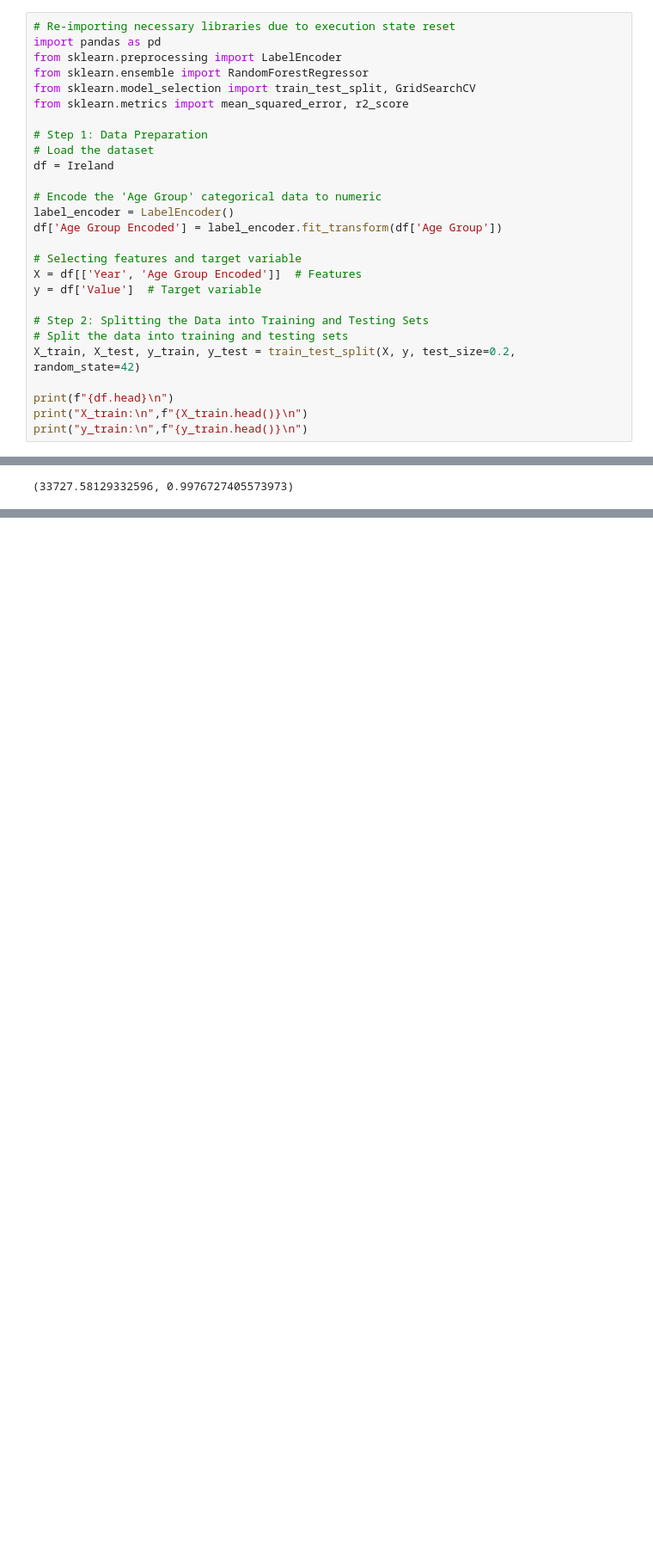
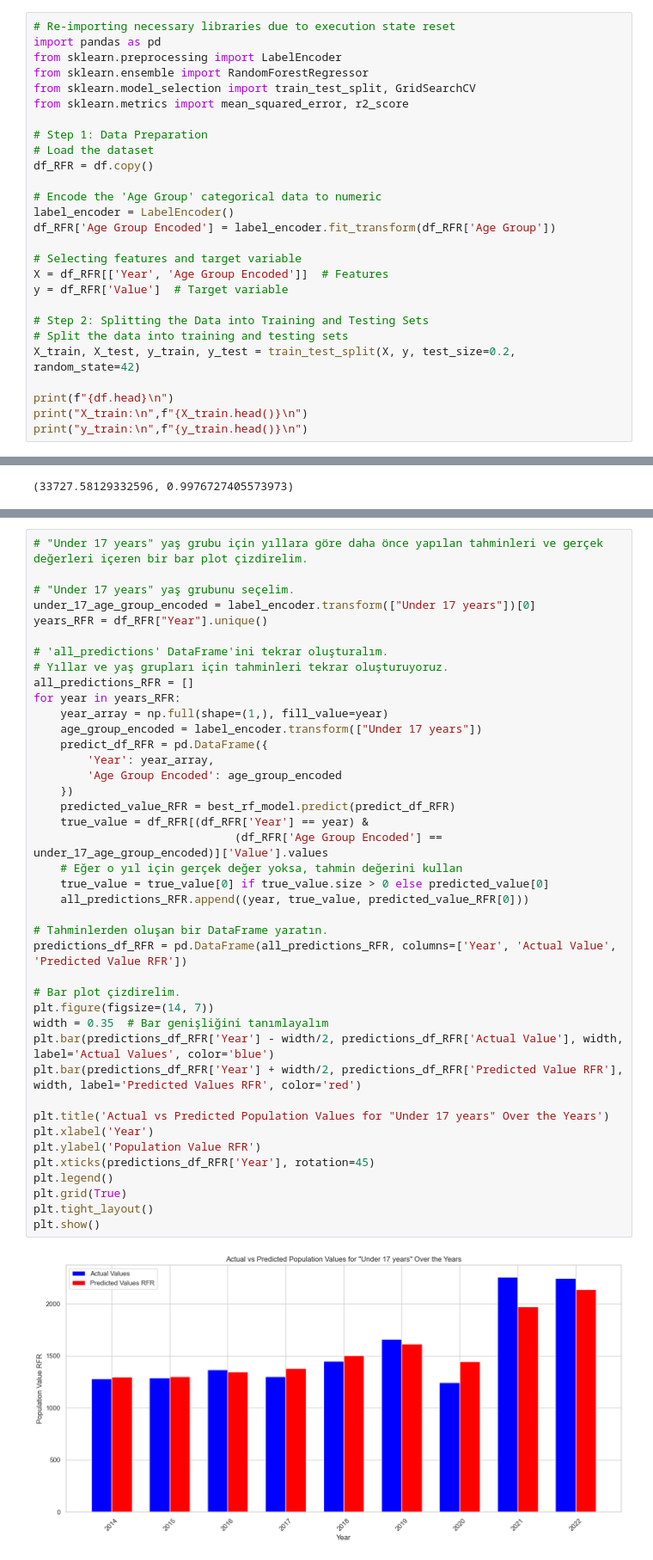
Before and after one commit to TunahanINCE/Current-Driving-Licences, a Jupyter notebook: Current_Driving_Licences.ipynb, the cells around one changed output, grey strips where cells are left out. Shown at 86% size. Cells and saved outputs as stored; diff of their text form; blank space fills up the shorter version.

```diff
--- a/Current_Driving_Licences.ipynb
+++ b/Current_Driving_Licences.ipynb
@@ -2116,15 +2019,15 @@ from sklearn.metrics import mean_squared_error, r2_score
 
 # Step 1: Data Preparation
 # Load the dataset
-df = Ireland
+df_RFR = df.copy()
 
 # Encode the 'Age Group' categorical data to numeric
 label_encoder = LabelEncoder()
-df['Age Group Encoded'] = label_encoder.fit_transform(df['Age Group'])
+df_RFR['Age Group Encoded'] = label_encoder.fit_transform(df_RFR['Age Group'])
 
 # Selecting features and target variable
-X = df[['Year', 'Age Group Encoded']]  # Features
-y = df['Value']  # Target variable
+X = df_RFR[['Year', 'Age Group Encoded']]  # Features
+y = df_RFR['Value']  # Target variable
 
 # Step 2: Splitting the Data into Training and Testing Sets
 # Split the data into training and testing sets
@@ -2311,6 +2214,49 @@ plt.tight_layout()
 plt.show()
 # %% [output]
 [figure]
+# %%
+# "Under 17 years" yaş grubu için yıllara göre daha önce yapılan tahminleri ve gerçek değerleri içeren bir bar plot çizdirelim.
+
+# "Under 17 years" yaş grubunu seçelim.
+under_17_age_group_encoded = label_encoder.transform(["Under 17 years"])[0]
+years_RFR = df_RFR["Year"].unique()
+
+# 'all_predictions' DataFrame'ini tekrar oluşturalım.
+# Yıllar ve yaş grupları için tahminleri tekrar oluşturuyoruz.
+all_predictions_RFR = []
+for year in years_RFR:
+    year_array = np.full(shape=(1,), fill_value=year)
+    age_group_encoded = label_encoder.transform(["Under 17 years"])
+    predict_df_RFR = pd.DataFrame({
+        'Year': year_array,
+        'Age Group Encoded': age_group_encoded
+    })
+    predicted_value_RFR = best_rf_model.predict(predict_df_RFR)
+    true_value = df_RFR[(df_RFR['Year'] == year) &
+                              (df_RFR['Age Group Encoded'] == under_17_age_group_encoded)]['Value'].values
+    # Eğer o yıl için gerçek değer yoksa, tahmin değerini kullan
+    true_value = true_value[0] if true_value.size > 0 else predicted_value[0]
+    all_predictions_RFR.append((year, true_value, predicted_value_RFR[0]))
+
+# Tahminlerden oluşan bir DataFrame yaratın.
+predictions_df_RFR = pd.DataFrame(all_predictions_RFR, columns=['Year', 'Actual Value', 'Predicted Value RFR'])
+
+# Bar plot çizdirelim.
+plt.figure(figsize=(14, 7))
+width = 0.35  # Bar genişliğini tanımlayalım
+plt.bar(predictions_df_RFR['Year'] - width/2, predictions_df_RFR['Actual Value'], width, label='Actual Values', color='blue')
+plt.bar(predictions_df_RFR['Year'] + width/2, predictions_df_RFR['Predicted Value RFR'], width, label='Predicted Values RFR', color='red')
+
+plt.title('Actual vs Predicted Population Values for "Under 17 years" Over the Years')
+plt.xlabel('Year')
+plt.ylabel('Population Value RFR')
+plt.xticks(predictions_df_RFR['Year'], rotation=45)
+plt.legend()
+plt.grid(True)
+plt.tight_layout()
+plt.show()
+# %% [output]
+[figure, added]
 # %% [markdown]
 The graph comparing actual and predicted values for each age group in 2022 shows that the model's predictions closely align with the actual data for most age groups. This suggests that the model has learned the distribution well and is able to generalize from the training data to make accurate predictions. However, there is a significant deviation in the prediction for the 'All ages' category. This deviation indicates a potential area for improvement, which could involve examining the features that contribute to this prediction and considering any data anomalies or external factors that might affect the model's performance.
 
```
Also changed, not shown: parts of 45 cells of this notebook.
